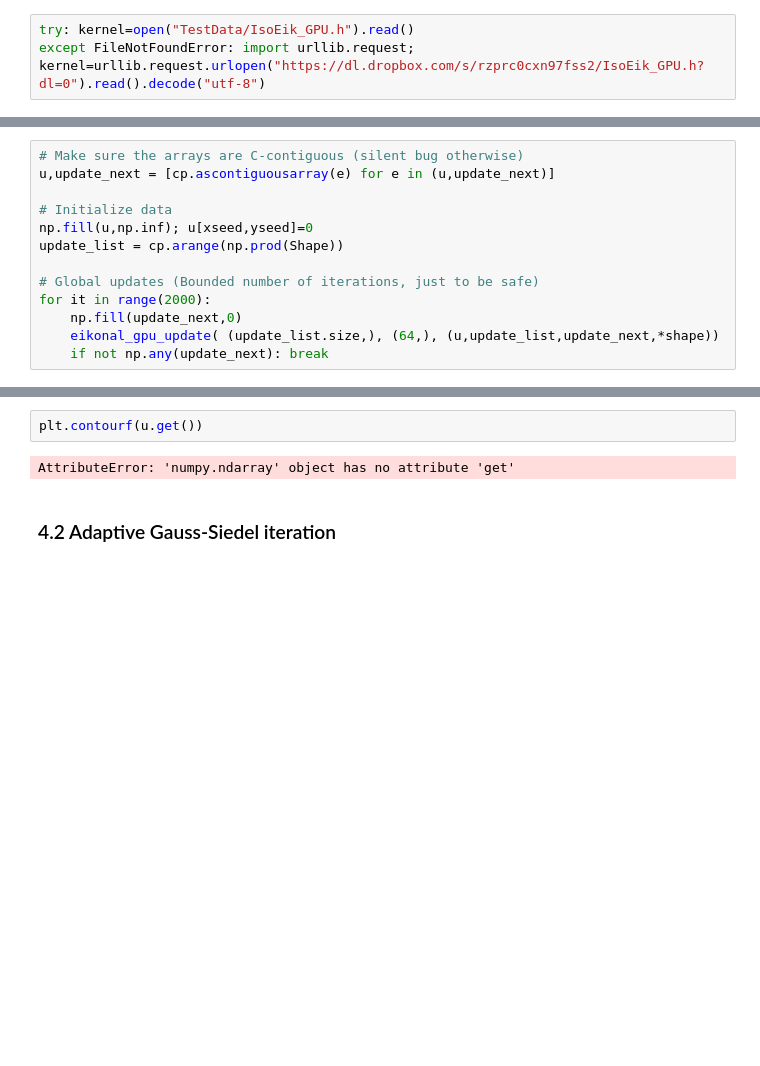
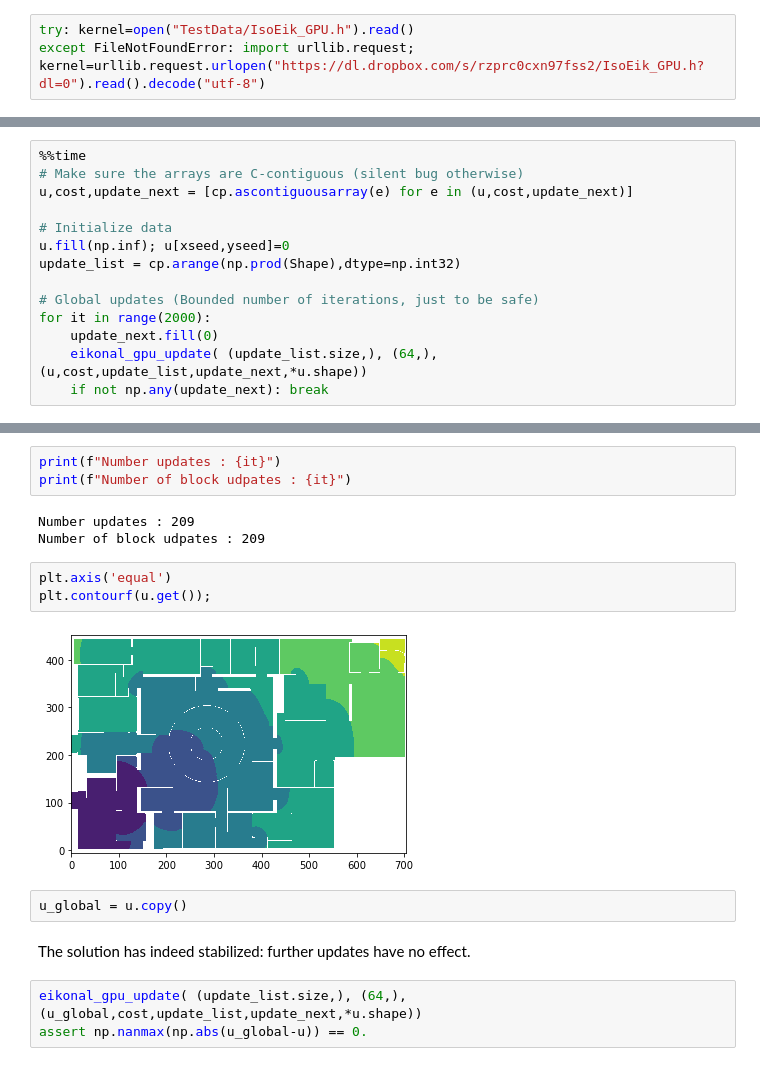
Before and after one commit to Mirebeau/AdaptiveGridDiscretizations, a Jupyter notebook: Notebooks_NonDiv/EikonalEulerian.ipynb, the cells around one changed output, grey strips where cells are left out. Saved outputs shown, nothing was run; the diff lists cells and outputs as text; blank space fills up the shorter version.

```diff
--- a/Notebooks_NonDiv/EikonalEulerian.ipynb
+++ b/Notebooks_NonDiv/EikonalEulerian.ipynb
@@ -551,14 +571,15 @@ NameError: name 'cp' is not defined
 # %%
+%%time
 # Make sure the arrays are C-contiguous (silent bug otherwise)
-u,update_next = [cp.ascontiguousarray(e) for e in (u,update_next)]
+u,cost,update_next = [cp.ascontiguousarray(e) for e in (u,cost,update_next)]
 
 # Initialize data
-np.fill(u,np.inf); u[xseed,yseed]=0
-update_list = cp.arange(np.prod(Shape))
+u.fill(np.inf); u[xseed,yseed]=0
+update_list = cp.arange(np.prod(Shape),dtype=np.int32)
 
 # Global updates (Bounded number of iterations, just to be safe)
 for it in range(2000):
-    np.fill(update_next,0)
-    eikonal_gpu_update( (update_list.size,), (64,), (u,update_list,update_next,*shape))
+    update_next.fill(0)
+    eikonal_gpu_update( (update_list.size,), (64,), (u,cost,update_list,update_next,*u.shape))
     if not np.any(update_next): break
 # %% [output]
@@ -566,6 +587,18 @@ NameError: name 'cp' is not defined
+# %%
+print(f"Number updates : {it}")
+print(f"Number of block udpates : {it}")
+# %% [output]
+Number updates : 209
+Number of block udpates : 209
 # %%
-plt.contourf(u.get())
+plt.axis('equal')
+plt.contourf(u.get());
 # %% [output]
-AttributeError: 'numpy.ndarray' object has no attribute 'get'
+[figure, added]
-# %% [markdown]
-### 4.2 Adaptive Gauss-Siedel iteration
+# %%
+u_global = u.copy()
+# %% [markdown]
+The solution has indeed stabilized: further updates have no effect.
+# %%
+eikonal_gpu_update( (update_list.size,), (64,), (u_global,cost,update_list,update_next,*u.shape))
+assert np.nanmax(np.abs(u_global-u)) == 0.
```
Also changed, not shown: parts of 36 cells of this notebook, 1 other file.
